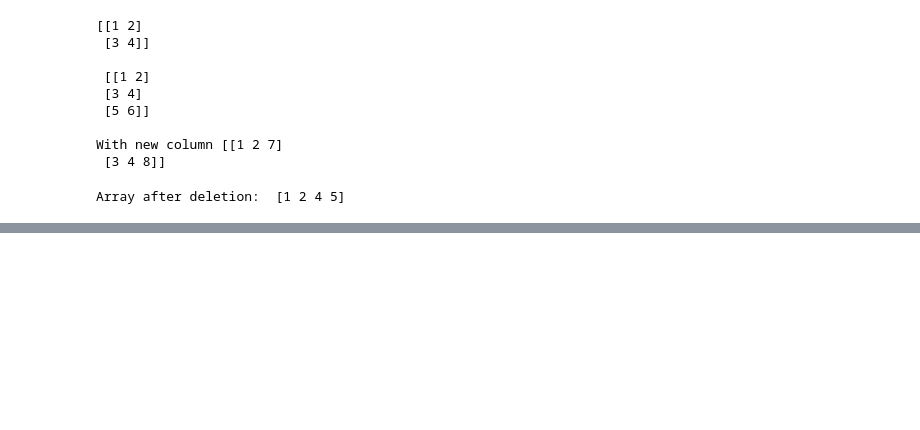
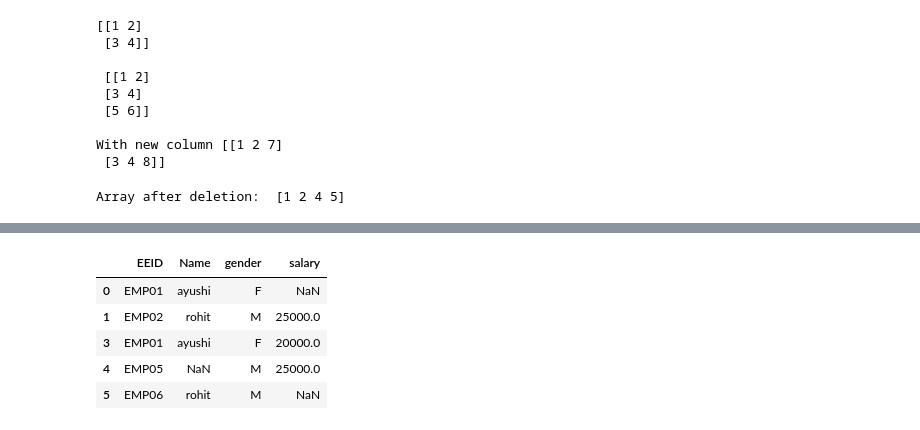
Before and after one commit to Eliminator746/kirat-Backend, a Jupyter notebook: numpy2025.ipynb, the cells around one changed output, grey strips where cells are left out. Cells and saved outputs as stored; diff of their text form; code cells hidden in the pictures; blank space fills up the shorter version.

```diff
--- a/numpy2025.ipynb
+++ b/numpy2025.ipynb
@@ -393,0 +481,4 @@ for item in data:
+# %%
+data= pd.read_csv('sample_data/company1.csv')
+# data
+data.loc[data['salary'] <27000, ['Name','salary'] ]
@@ -393,0 +495,11 @@ for item in data:
+# %%
+notna_data= data[data['gender'].notna()]    # Will return rows whoes gender is not null i.e not NaN
+notna_data.head()
+# notna_data.shape
+# %% [output]
+|  | EEID | Name | gender | salary |
+| 0 | EMP01 | ayushi | F | NaN |
+| 1 | EMP02 | rohit | M | 25000.0 |
+| 3 | EMP01 | ayushi | F | 20000.0 |
+| 4 | EMP05 | NaN | M | 25000.0 |
+| 5 | EMP06 | rohit | M | NaN |
```
Also changed, not shown: parts of 24 cells of this notebook.
